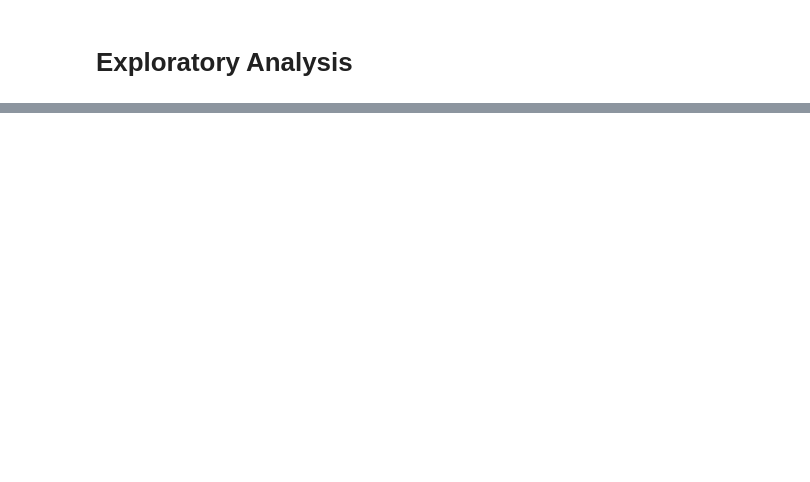
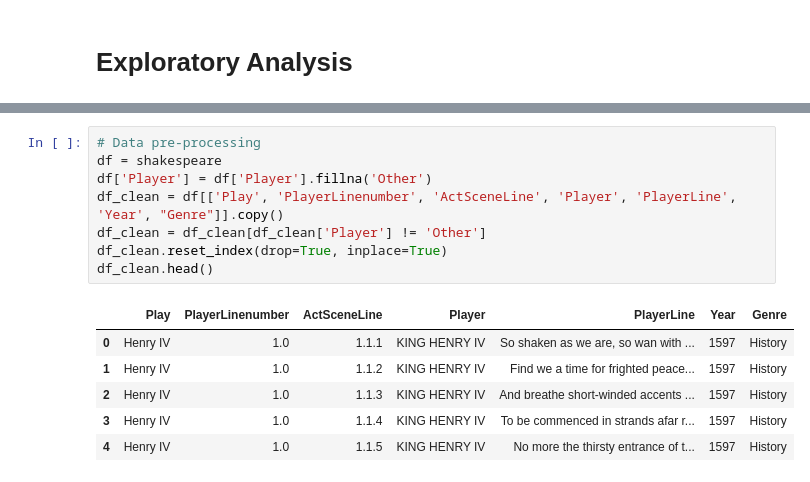
Before and after one commit to paulmattheww/Harvard-CS82-Advanced-ML, a Jupyter notebook: Assignments/HW6/CSCI E-82 HW6 Shakespeare.ipynb, the cells around one changed output, grey strips where cells are left out. Saved outputs shown, nothing was run; the diff lists cells and outputs as text; blank space fills up the shorter version.

```diff
--- a/Assignments/HW6/CSCI E-82 HW6 Shakespeare.ipynb
+++ b/Assignments/HW6/CSCI E-82 HW6 Shakespeare.ipynb
@@ -293,0 +420,15 @@ lines_clean
+# %%
+# Data pre-processing
+df = shakespeare
+df['Player'] = df['Player'].fillna('Other')
+df_clean = df[['Play', 'PlayerLinenumber', 'ActSceneLine', 'Player', 'PlayerLine', 'Year', "Genre"]].copy()
+df_clean = df_clean[df_clean['Player'] != 'Other']
+df_clean.reset_index(drop=True, inplace=True)
+df_clean.head()
+# %% [output]
+|  | Play | PlayerLinenumber | ActSceneLine | Player | PlayerLine | Year | Genre |
+| 0 | Henry IV | 1.0 | 1.1.1 | KING HENRY IV | So shaken as we are, so wan with ... | 1597 | History |
+| 1 | Henry IV | 1.0 | 1.1.2 | KING HENRY IV | Find we a time for frighted peace... | 1597 | History |
+| 2 | Henry IV | 1.0 | 1.1.3 | KING HENRY IV | And breathe short-winded accents ... | 1597 | History |
+| 3 | Henry IV | 1.0 | 1.1.4 | KING HENRY IV | To be commenced in strands afar r... | 1597 | History |
+| 4 | Henry IV | 1.0 | 1.1.5 | KING HENRY IV | No more the thirsty entrance of t... | 1597 | History |
```
Also changed, not shown: parts of 77 cells of this notebook, 8 other files.
